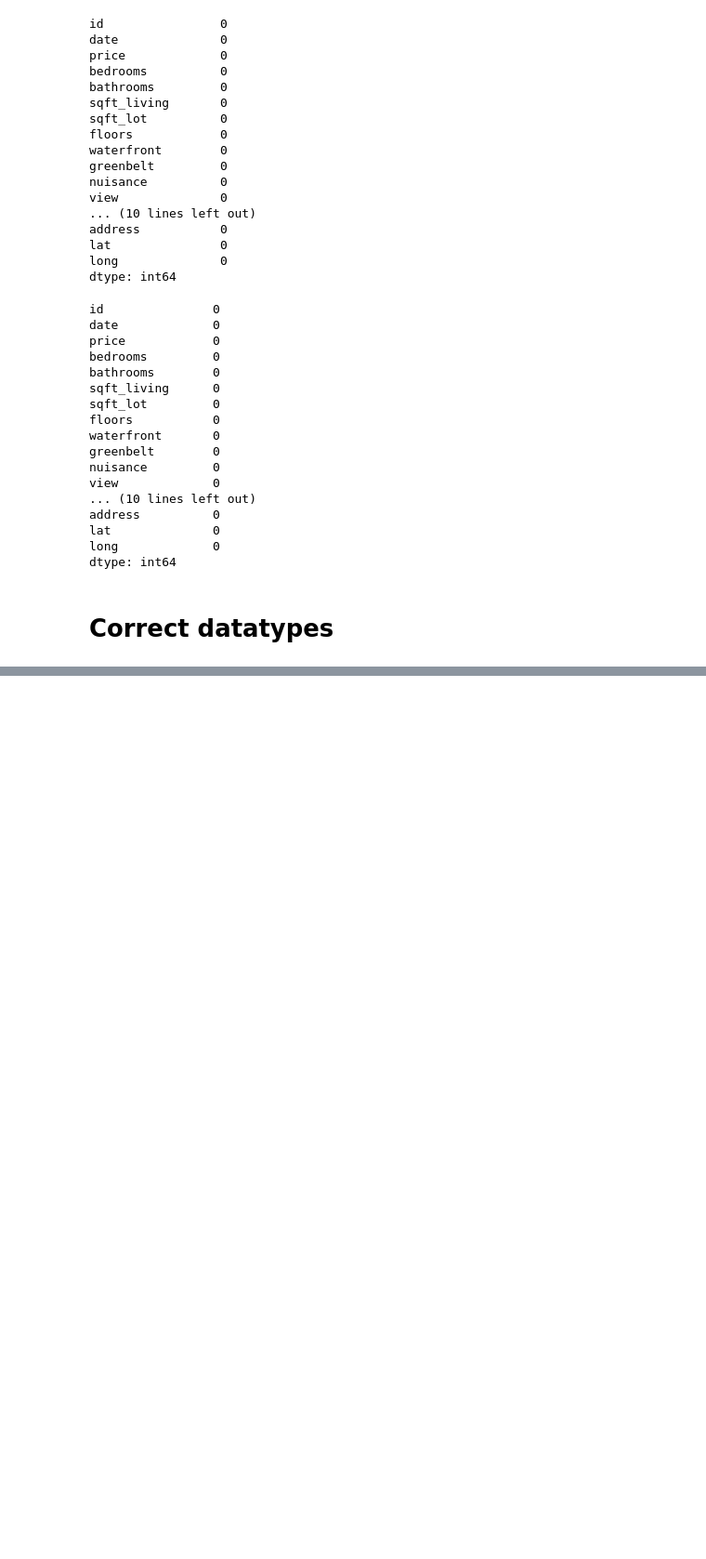
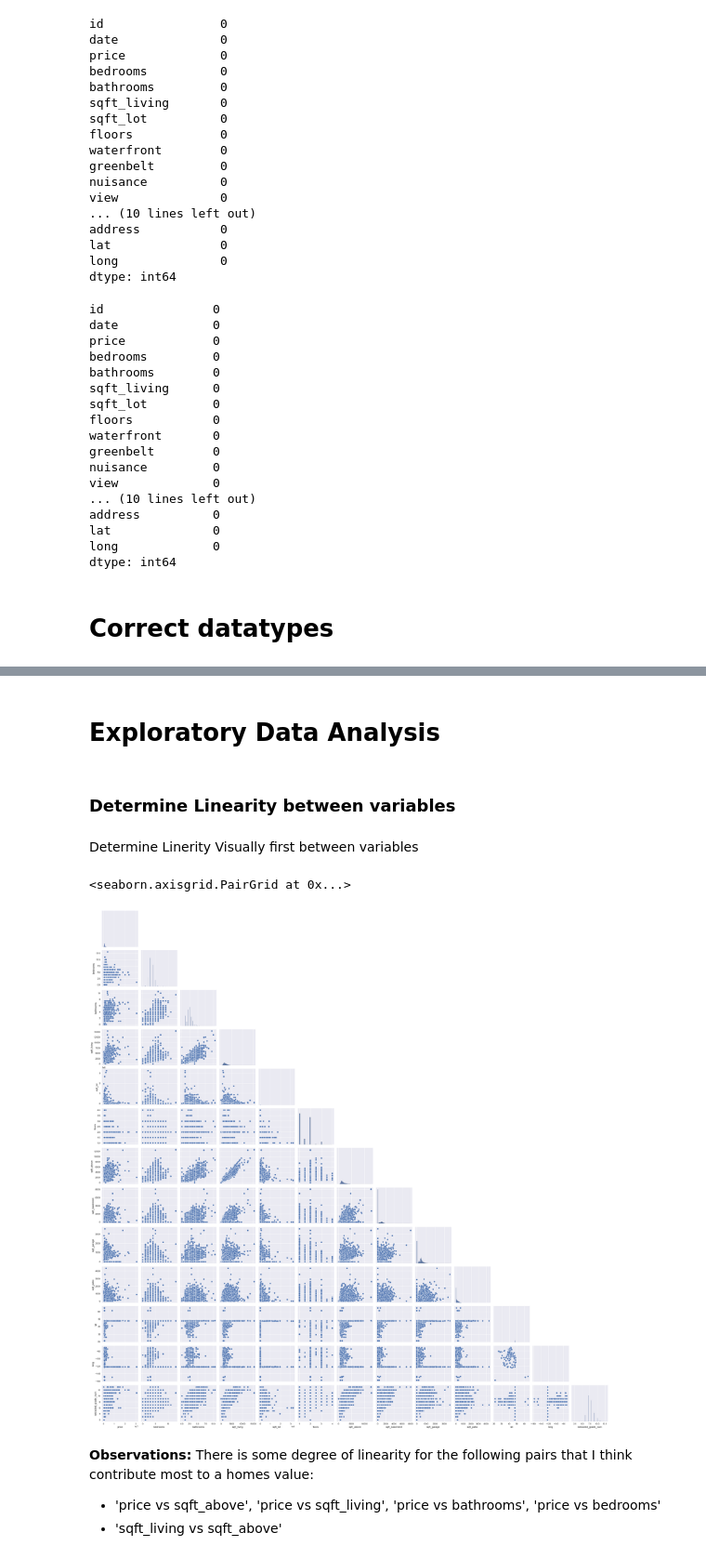
Before and after one commit to cristopher-d-delgado/Project_Linear_Regression_King_County, a Jupyter notebook: notebooks/data_preparation.ipynb, the cells around one changed output, grey strips where cells are left out. Shown at 93% size. Cells and saved outputs as stored; diff of their text form; code cells hidden in the pictures; blank space fills up the shorter version.

Commit message:
Finished data cleaning and prep

```diff
--- a/notebooks/data_preparation.ipynb
+++ b/notebooks/data_preparation.ipynb
@@ -133,5 +133,8 @@ address          0
 lat              0
 long             0
 dtype: int64
+# %%
+# Since we sorted it already and took care of the duplicates lets drop our identifiers column since it is no longer needed.
+king.drop(labels='id', axis=1, inplace=True)
 # %% [markdown]
 # Correct datatypes
@@ -137,0 +163,9 @@ dtype: int64
+# %%
+import datetime
+
+# Check if the columns are in datetime format
+subset = ["date", "yr_built", "yr_renovated"]
+
+for col in subset:
+    x = isinstance(king[col][0], datetime.date)
+    print(x)
@@ -137,0 +178,11 @@ dtype: int64
+# %%
+# State columns desired for datetime format
+subset = ["date", "yr_built", "yr_renovated"]
+
+for col in subset:
+    king[col] = pd.to_datetime(king[col])
+
+# Check if for loop worked correctly
+for col in subset:
+    x = isinstance(king[col][0], datetime.date)
+    print(x)
@@ -137,0 +211,9 @@ dtype: int64
+# %%
+# Define the regular expression pattern to extract the number and word separately
+pattern = r'(\d+)\s(.+)'
+
+# Use str.extract() to extract the number and word and create new columns
+king[['extracted_grade_num', 'extracted_class']] = king['grade'].str.extract(pattern)
+
+# Convert the 'extracted_number' column to integers
+king['extracted_grade_num'] = king['extracted_grade_num'].astype(int)
@@ -137,0 +228,17 @@ dtype: int64
+# %% [markdown]
+# Exploratory Data Analysis
+# %% [markdown]
+### Determine Linearity between variables
+# %% [markdown]
+Determine Linerity Visually first between variables
+# %%
+# Create a scatter plot matrix using seaborn
+sns.pairplot(king, diag_kind='hist', corner=True)
+# %% [output]
+<seaborn.axisgrid.PairGrid at 0x...>
+[figure, added]
+# %% [markdown]
+**Observations:**
+There is some degree of linearity for the following pairs that I think contribute most to a homes value:
+* 'price vs sqft_above', 'price vs sqft_living', 'price vs bathrooms', 'price vs bedrooms'
+* 'sqft_living vs sqft_above'
```
Also changed, not shown: parts of 16 cells of this notebook.
